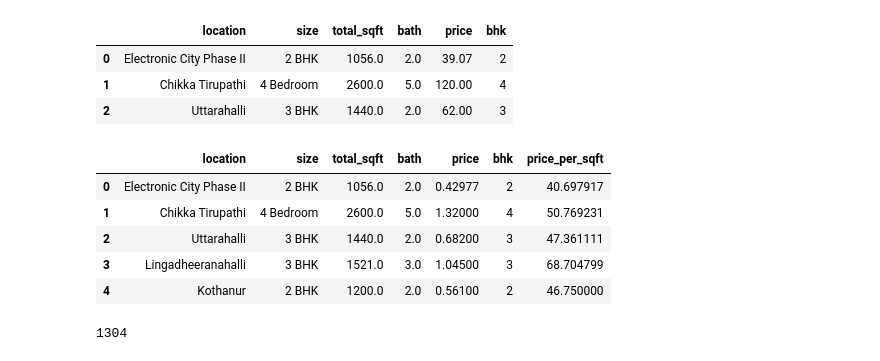
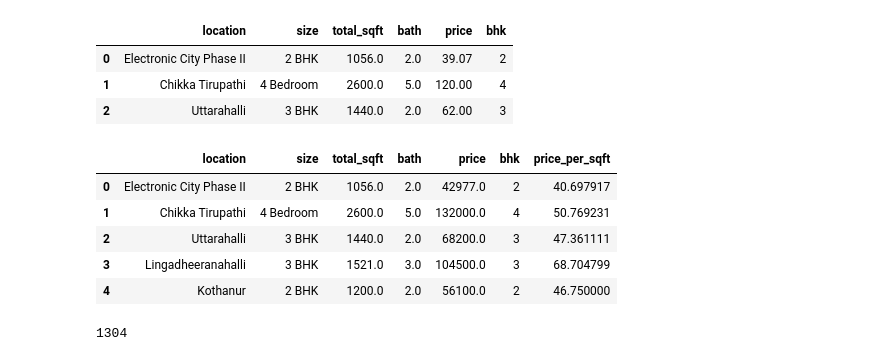
Before and after one commit to benboda/Real_Estate_Price_Prediction_Project, a Jupyter notebook: Model/firstscript.ipynb, the cells around one changed output. Cells and saved outputs as stored; diff of their text form; code cells hidden in the pictures.

```diff
--- a/Model/firstscript.ipynb
+++ b/Model/firstscript.ipynb
@@ -30,6 +30,7 @@ Super built-up  Area    8790
 Name: area_type, dtype: int64
 # %%
 df2 = df1.drop(["area_type", "society", "balcony", "availability"], axis=1)
+df2["price"] = df2["price"]
 df2.head()
 # %% [output]
 |  | location | size | total_sqft | bath | price |
@@ -175,16 +176,17 @@ df4.head(3)
 | 2 | Uttarahalli | 3 BHK | 1440.0 | 2.0 | 62.00 | 3 |
 # %%
 df5 = df4.copy()
+df5["price"] = df5["price"] * 100000
 df5["price"] = df5["price"] * .011 # current conversion rate from Rupees to USD
-df5["price_per_sqft"] = df5["price"] * 100000 / df5["total_sqft"]
+df5["price_per_sqft"] = df5["price"] / df5["total_sqft"]
 df5.head(5)
 # %% [output]
 |  | location | size | total_sqft | bath | price | bhk | price_per_sqft |
-| 0 | Electronic City Phase II | 2 BHK | 1056.0 | 2.0 | 0.42977 | 2 | 40.697917 |
-| 1 | Chikka Tirupathi | 4 Bedroom | 2600.0 | 5.0 | 1.32000 | 4 | 50.769231 |
-| 2 | Uttarahalli | 3 BHK | 1440.0 | 2.0 | 0.68200 | 3 | 47.361111 |
-| 3 | Lingadheeranahalli | 3 BHK | 1521.0 | 3.0 | 1.04500 | 3 | 68.704799 |
-| 4 | Kothanur | 2 BHK | 1200.0 | 2.0 | 0.56100 | 2 | 46.750000 |
+| 0 | Electronic City Phase II | 2 BHK | 1056.0 | 2.0 | 42977.0 | 2 | 40.697917 |
+| 1 | Chikka Tirupathi | 4 Bedroom | 2600.0 | 5.0 | 132000.0 | 4 | 50.769231 |
+| 2 | Uttarahalli | 3 BHK | 1440.0 | 2.0 | 68200.0 | 3 | 47.361111 |
+| 3 | Lingadheeranahalli | 3 BHK | 1521.0 | 3.0 | 104500.0 | 3 | 68.704799 |
+| 4 | Kothanur | 2 BHK | 1200.0 | 2.0 | 56100.0 | 2 | 46.750000 |
 # %%
 len(df5["location"].unique())
 # %% [output]
```
Also changed, not shown: parts of 16 cells of this notebook, 1 other file.
